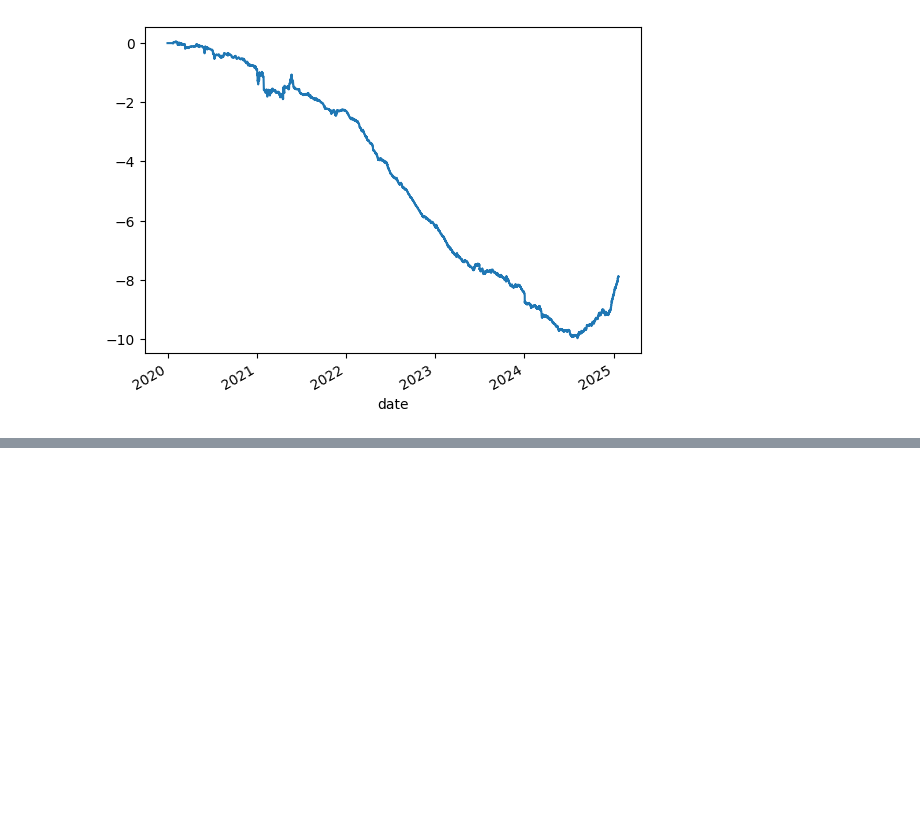
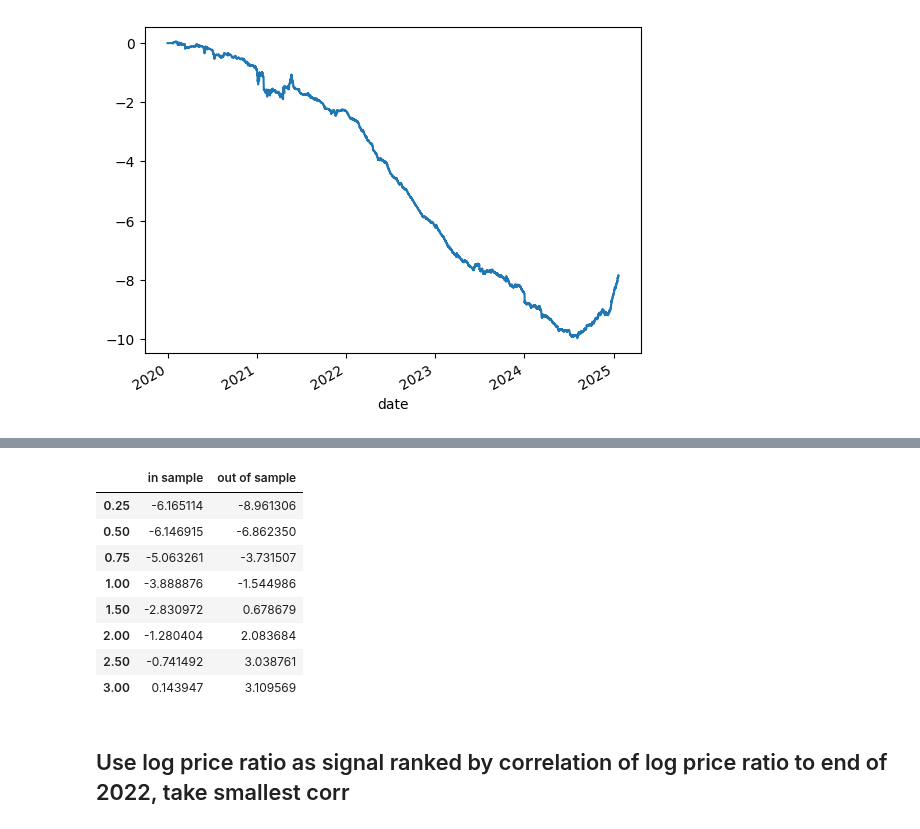
Before and after one commit to wbchristerson/jn-learning, a Jupyter notebook: strategy_7_many_pairs_trading.ipynb, the cells around one changed output, grey strips where cells are left out. Drawn from its saved outputs; the diff is of its cells as text; code cells hidden in the pictures; blank space fills up the shorter version.

```diff
--- a/strategy_7_many_pairs_trading.ipynb
+++ b/strategy_7_many_pairs_trading.ipynb
@@ -935,0 +978,16 @@ all_data_log_ratio_strategy_with_min_max_price_corr
+# %%
+get_sharpe_ratio_for_different_thresholds(
+    px_close, log_return_signal, min_max_log_return_corr_match_map, look_back_window_size,
+    look_back_min_periods)
+# %% [output]
+|  | in sample | out of sample |
+| 0.25 | -6.165114 | -8.961306 |
+| 0.50 | -6.146915 | -6.862350 |
+| 0.75 | -5.063261 | -3.731507 |
+| 1.00 | -3.888876 | -1.544986 |
+| 1.50 | -2.830972 | 0.678679 |
+| 2.00 | -1.280404 | 2.083684 |
+| 2.50 | -0.741492 | 3.038761 |
+| 3.00 | 0.143947 | 3.109569 |
+# %% [markdown]
+## Use log price ratio as signal ranked by correlation of log price ratio to end of 2022, take smallest corr
```
Also changed, not shown: parts of 40 cells of this notebook, 1 other file.
